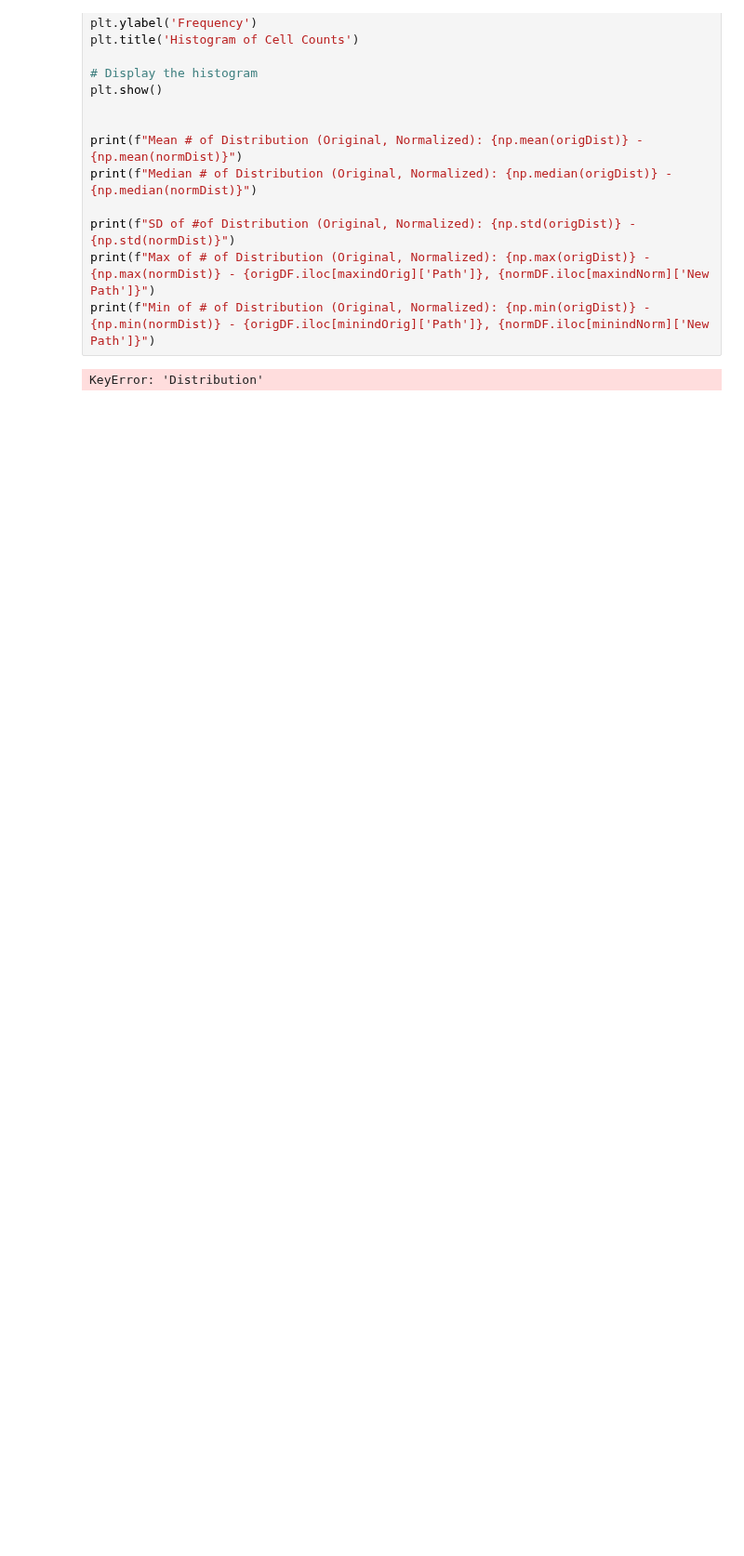
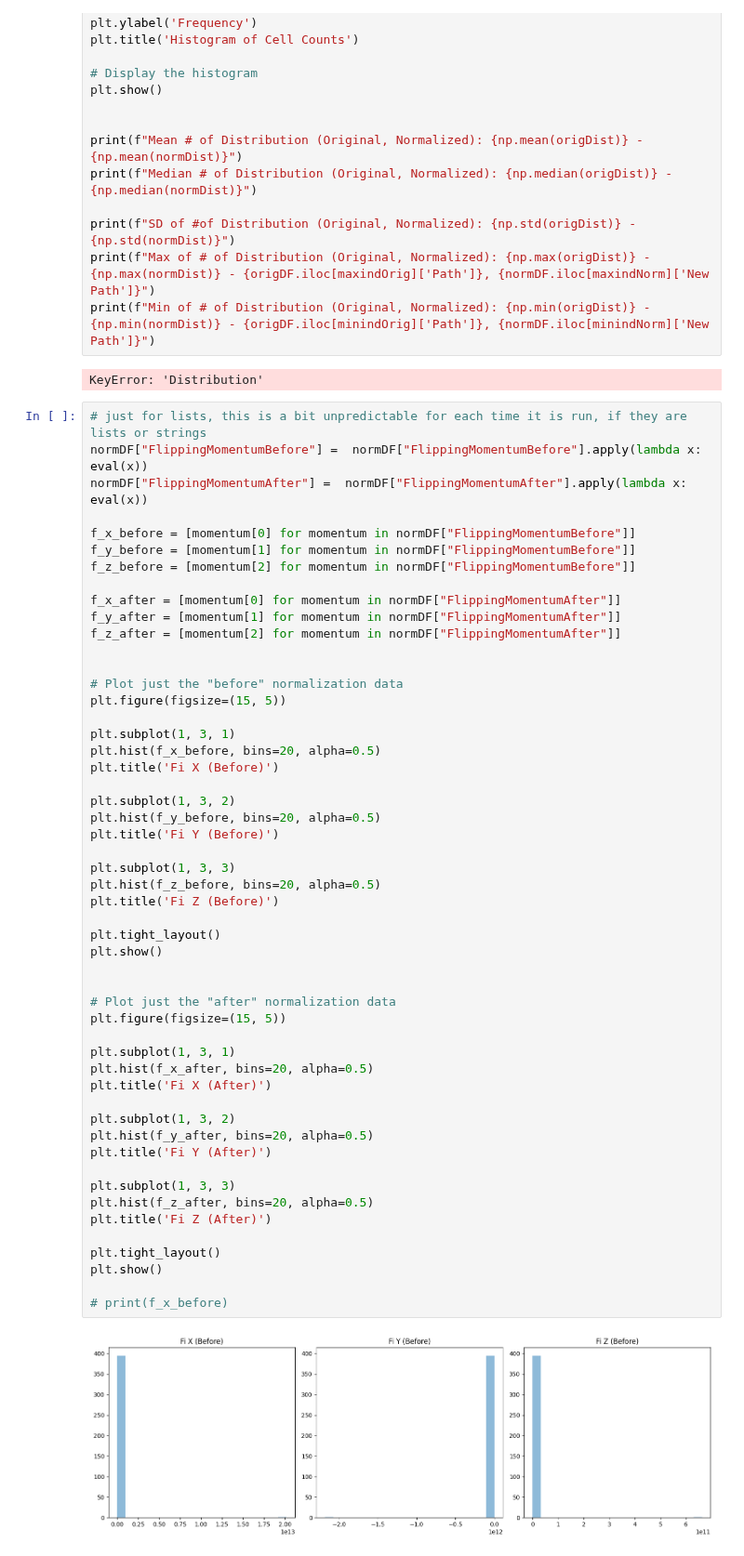
Before and after one commit to maria-raluca-st/INFOMR-final-project, a Jupyter notebook: mmdbs/preprocessing.ipynb, the cells around one changed output. Shown at 93% size. Saved outputs shown, nothing was run; the diff lists cells and outputs as text; blank space fills up the shorter version.

Commit message:
added flipping in preprocessing ntbk

```diff
--- a/mmdbs/preprocessing.ipynb
+++ b/mmdbs/preprocessing.ipynb
@@ -829,3 +845,57 @@ print(f"Max of # of Distribution (Original, Normalized): {np.max(origDist)} - {n
 print(f"Min of # of Distribution (Original, Normalized): {np.min(origDist)} - {np.min(normDist)} - {origDF.iloc[minindOrig]['Path']}, {normDF.iloc[minindNorm]['New Path']}")
 # %% [output]
 KeyError: 'Distribution'
+# %%
+# just for lists, this is a bit unpredictable for each time it is run, if they are lists or strings
+normDF["FlippingMomentumBefore"] =  normDF["FlippingMomentumBefore"].apply(lambda x: eval(x))
+normDF["FlippingMomentumAfter"] =  normDF["FlippingMomentumAfter"].apply(lambda x: eval(x))
+
+f_x_before = [momentum[0] for momentum in normDF["FlippingMomentumBefore"]]
+f_y_before = [momentum[1] for momentum in normDF["FlippingMomentumBefore"]]
+f_z_before = [momentum[2] for momentum in normDF["FlippingMomentumBefore"]]
+
+f_x_after = [momentum[0] for momentum in normDF["FlippingMomentumAfter"]]
+f_y_after = [momentum[1] for momentum in normDF["FlippingMomentumAfter"]]
+f_z_after = [momentum[2] for momentum in normDF["FlippingMomentumAfter"]]
+
+
+# Plot just the "before" normalization data
+plt.figure(figsize=(15, 5))
+
+plt.subplot(1, 3, 1)
+plt.hist(f_x_before, bins=20, alpha=0.5)
+plt.title('Fi X (Before)')
+
+plt.subplot(1, 3, 2)
+plt.hist(f_y_before, bins=20, alpha=0.5)
+plt.title('Fi Y (Before)')
+
+plt.subplot(1, 3, 3)
+plt.hist(f_z_before, bins=20, alpha=0.5)
+plt.title('Fi Z (Before)')
+
+plt.tight_layout()
+plt.show()
+
+
+# Plot just the "after" normalization data
+plt.figure(figsize=(15, 5))
+
+plt.subplot(1, 3, 1)
+plt.hist(f_x_after, bins=20, alpha=0.5)
+plt.title('Fi X (After)')
+
+plt.subplot(1, 3, 2)
+plt.hist(f_y_after, bins=20, alpha=0.5)
+plt.title('Fi Y (After)')
+
+plt.subplot(1, 3, 3)
+plt.hist(f_z_after, bins=20, alpha=0.5)
+plt.title('Fi Z (After)')
+
+plt.tight_layout()
+plt.show()
+
+# print(f_x_before)
+# %% [output]
+[figure, added]
```
Also changed, not shown: parts of 6 cells of this notebook.
